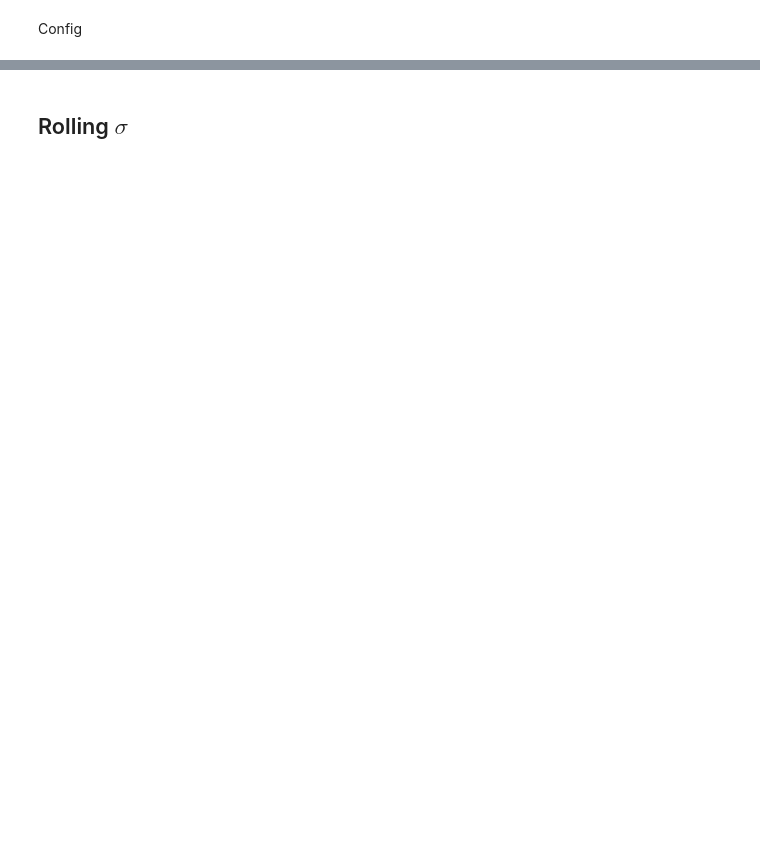
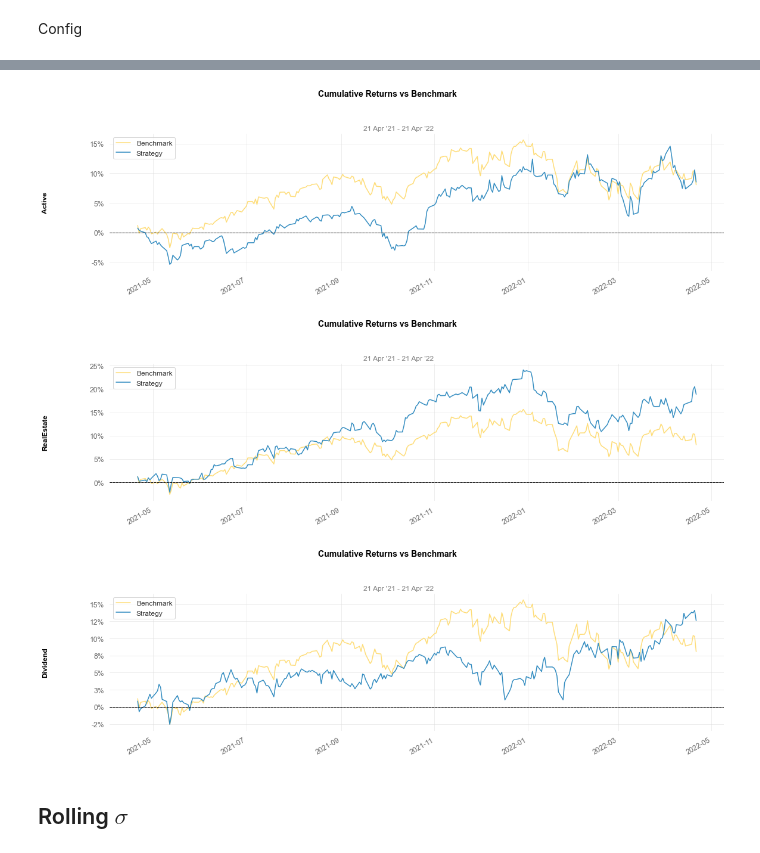
Before and after one commit to webclinic017/pyportlib, a Jupyter notebook: examples/ptf_analysis.ipynb, the cells around one changed output, grey strips where cells are left out. Saved outputs shown, nothing was run; the diff lists cells and outputs as text; code cells hidden in the pictures; blank space fills up the shorter version.

```diff
--- a/examples/ptf_analysis.ipynb
+++ b/examples/ptf_analysis.ipynb
@@ -31,3 +28,4 @@ Config
 # %%
 figsize = (16, 5)
 date = pyportlib.dates_utils.last_bday()
+lk="1y"
@@ -33,0 +47,5 @@ date = pyportlib.dates_utils.last_bday()
+# %%
+pyportlib.plots.returns(ptf, tags=["Active"], benchmark=benchmark, lookback=lk, ylabel="Active", figsize=figsize)
+pyportlib.plots.returns(ptf, tags=["RealEstate"], benchmark=benchmark, lookback=lk, ylabel="RealEstate", figsize=figsize)
+pyportlib.plots.returns(ptf, tags=["Dividend"], benchmark=benchmark, lookback=lk, ylabel="Dividend", figsize=figsize)
+# %% [output]
@@ -34,3 +53,6 @@ date = pyportlib.dates_utils.last_bday()
+[figure, added]
+[figure, added]
+[figure, added]
 # %% [markdown]
 ## Rolling $\sigma$
 # %%
```
Also changed, not shown: parts of 15 cells of this notebook, 5 other files.
